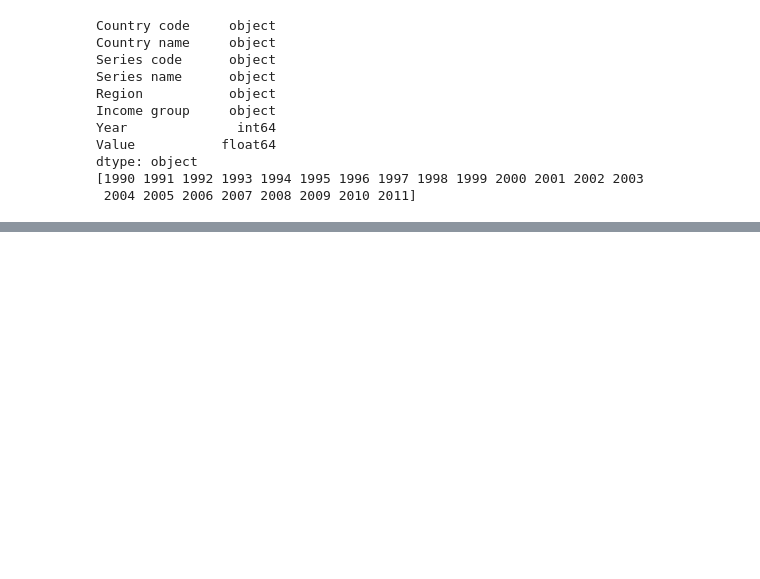
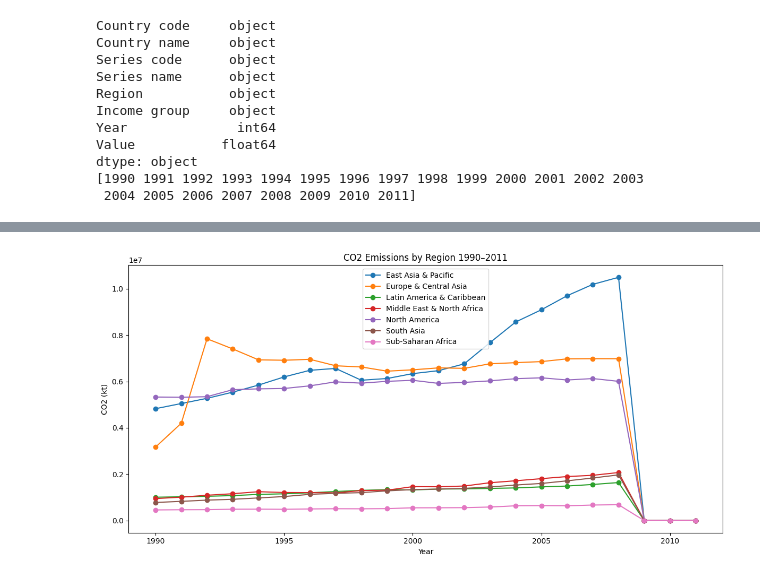
Before and after one commit to gaurab-pradhan/01-climate-analysis, a Jupyter notebook: notebooks/01_eda.ipynb, the cells around one changed output, grey strips where cells are left out. Cells and saved outputs as stored; diff of their text form; code cells hidden in the pictures; blank space fills up the shorter version.

Commit message:
feat: groupby analysis and EDA charts — region trends, top emitters, CO2 vs GDP

```diff
--- a/notebooks/01_eda.ipynb
+++ b/notebooks/01_eda.ipynb
@@ -173,3 +173,7 @@ dtype: object
 # %%
 #saving clean data
 melted_df.to_csv('../data/processed/climate_clean.csv', index=False)
+# %%
+co2 = melted_df[melted_df['Series code'] == 'EN.ATM.CO2E.KT']
+print(co2.shape)
+print(co2['Region'].unique())
@@ -175,0 +185,9 @@ melted_df.to_csv('../data/processed/climate_clean.csv', index=False)
+# %%
+region_year = (
+    co2
+    .groupby(['Region', 'Year'])['Value']
+    .sum()
+    .reset_index()
+)
+print(region_year.shape)
+print(region_year.head(10))
@@ -175,0 +226,14 @@ melted_df.to_csv('../data/processed/climate_clean.csv', index=False)
+# %%
+fig, ax = plt.subplots(figsize=(12,6))
+for region in region_year['Region'].unique():
+    data = region_year[region_year['Region'] == region]
+    ax.plot(data['Year'],data['Value'], marker = 'o', label =region)
+ax.set_title('CO2 Emissions by Region 1990–2011')
+ax.set_xlabel('Year')
+ax.set_ylabel('CO2 (kt)')
+ax.legend()
+plt.tight_layout()
+plt.savefig('../outputs/co2_by_region.png', dpi=150)
+plt.show()
+# %% [output]
+[figure, added]
```
Also changed, not shown: parts of 5 cells of this notebook, 3 other files.
